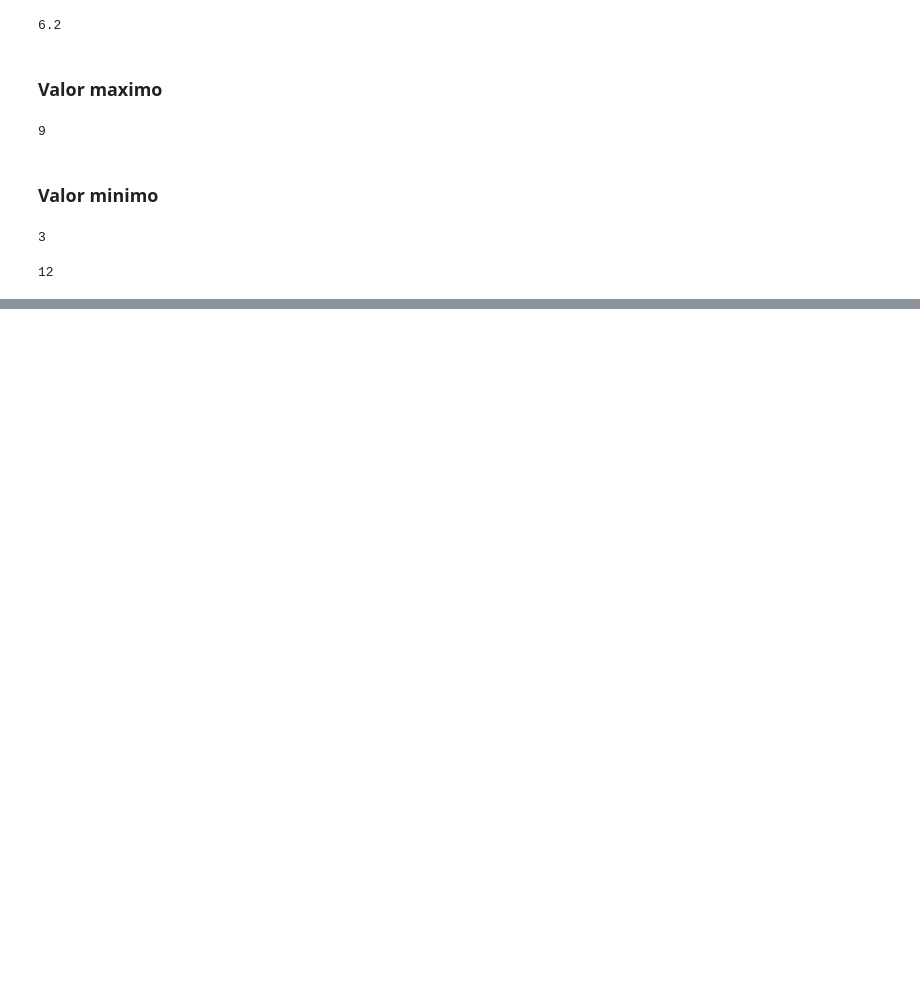
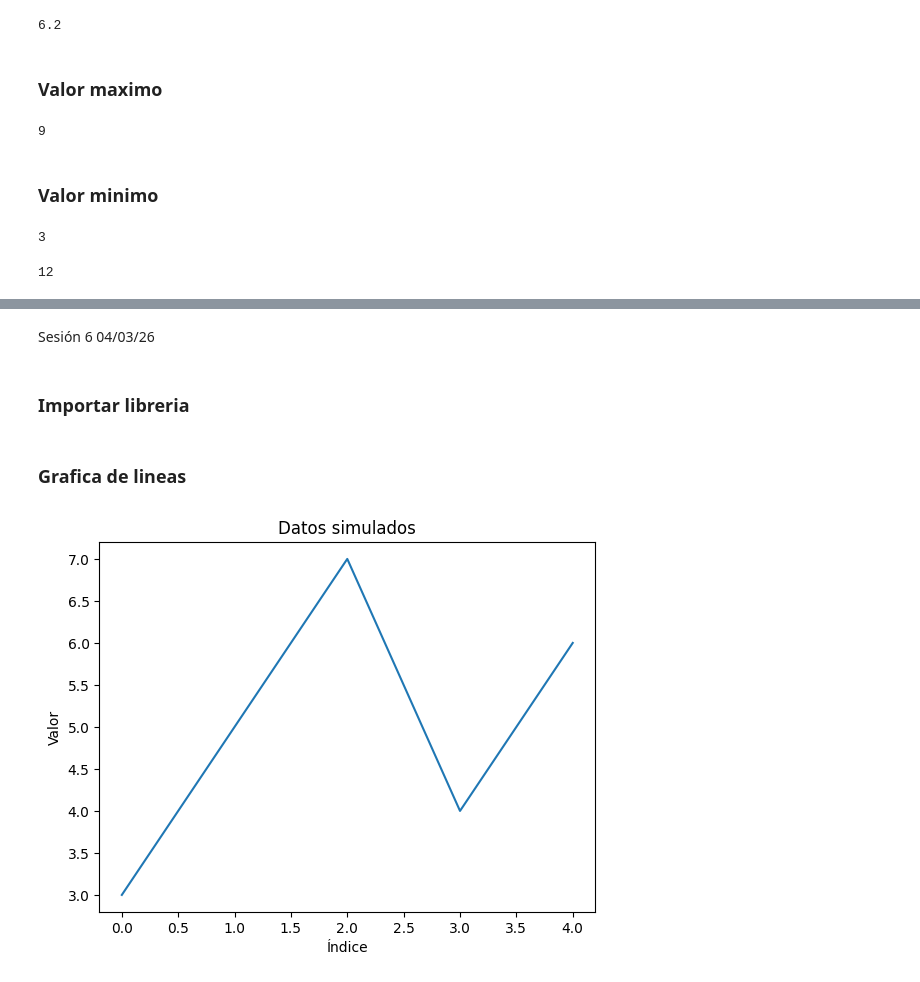
Before and after one commit to SilviaMendez27/Bit-cora-de-laboratorio-Silvia, a Jupyter notebook: Clase/01_intro_python.ipynb, the cells around one changed output, grey strips where cells are left out. Saved outputs shown, nothing was run; the diff lists cells and outputs as text; code cells hidden in the pictures; blank space fills up the shorter version.

Commit message:
sesion 6: graficas

```diff
--- a/Clase/01_intro_python.ipynb
+++ b/Clase/01_intro_python.ipynb
@@ -123,0 +126,4 @@ print(valor_min(lista_dos))
+# %% [markdown]
+Sesión 6 04/03/26
+# %% [markdown]
+### Importar libreria
@@ -123,0 +132,12 @@ print(valor_min(lista_dos))
+# %% [markdown]
+### Grafica de lineas
+# %%
+datos = [3, 5, 7, 4, 6]
+# %%
+plt.plot(datos)
+plt.title("Datos simulados")
+plt.xlabel("Índice")
+plt.ylabel("Valor")
+plt.show()
+# %% [output]
+[figure, added]
```
Also changed, not shown: parts of 16 cells of this notebook.
